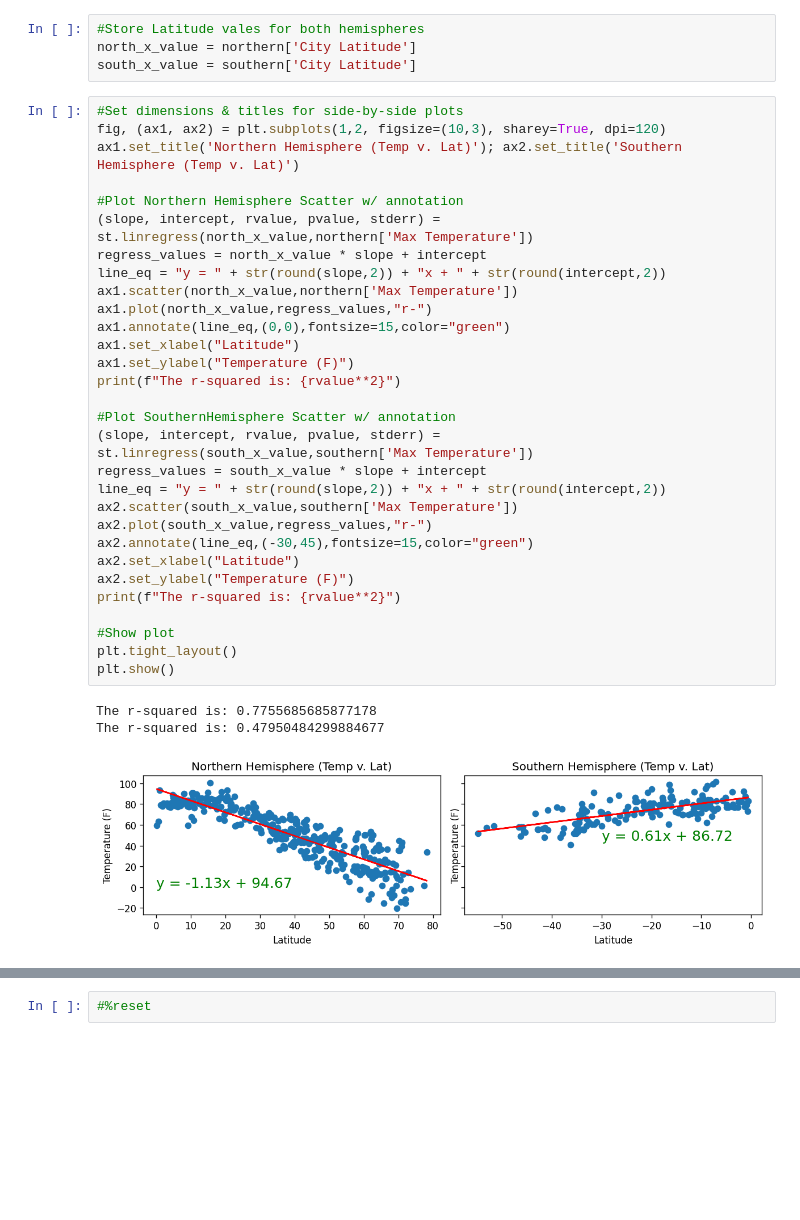
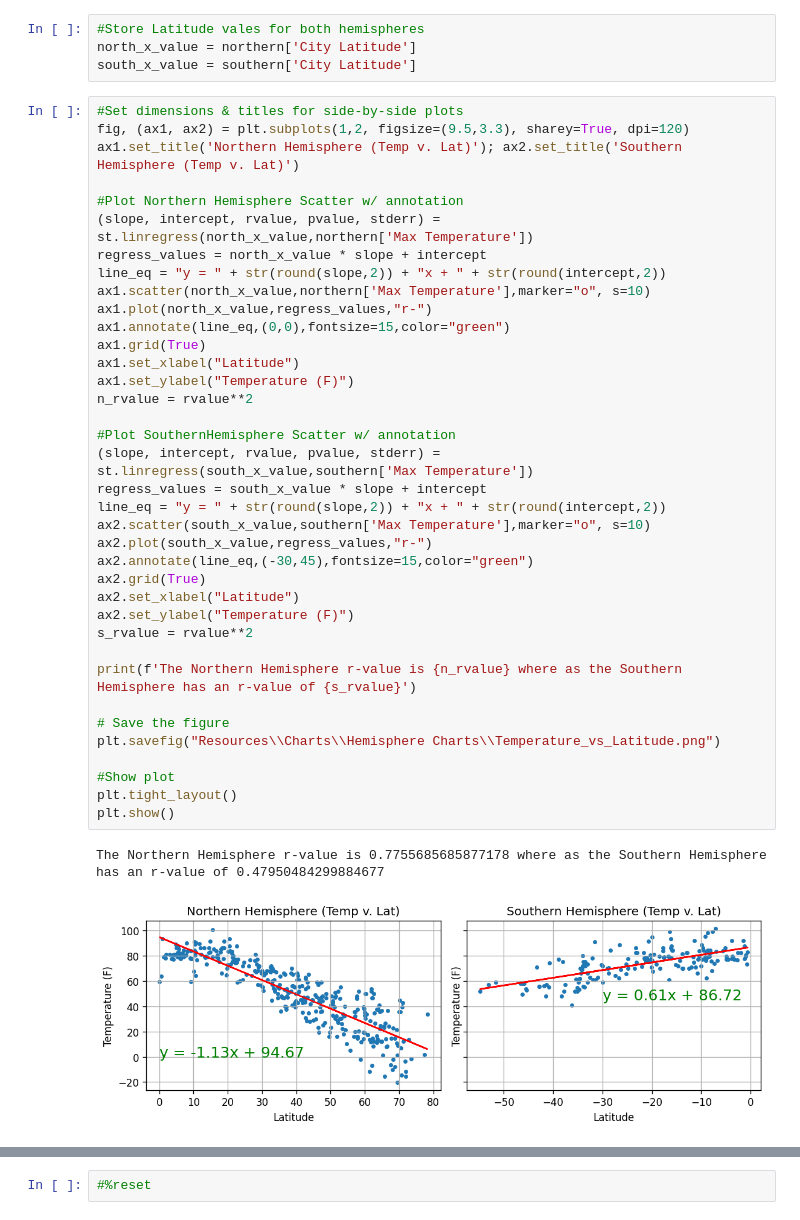
Before and after one commit to inkosi-codes/python-api-challenge, a Jupyter notebook: WeatherPy/WeatherPy.ipynb, the cells around one changed output, grey strips where cells are left out. Drawn from its saved outputs; the diff is of its cells as text; blank space fills up the shorter version.

```diff
--- a/WeatherPy/WeatherPy.ipynb
+++ b/WeatherPy/WeatherPy.ipynb
@@ -171,37 +182,43 @@ north_x_value = northern['City Latitude']
 south_x_value = southern['City Latitude']
 # %%
 #Set dimensions & titles for side-by-side plots
-fig, (ax1, ax2) = plt.subplots(1,2, figsize=(10,3), sharey=True, dpi=120)
+fig, (ax1, ax2) = plt.subplots(1,2, figsize=(9.5,3.3), sharey=True, dpi=120)
 ax1.set_title('Northern Hemisphere (Temp v. Lat)'); ax2.set_title('Southern Hemisphere (Temp v. Lat)')
 
 #Plot Northern Hemisphere Scatter w/ annotation
 (slope, intercept, rvalue, pvalue, stderr) = st.linregress(north_x_value,northern['Max Temperature'])
 regress_values = north_x_value * slope + intercept
 line_eq = "y = " + str(round(slope,2)) + "x + " + str(round(intercept,2))
-ax1.scatter(north_x_value,northern['Max Temperature'])
+ax1.scatter(north_x_value,northern['Max Temperature'],marker="o", s=10)
 ax1.plot(north_x_value,regress_values,"r-")
 ax1.annotate(line_eq,(0,0),fontsize=15,color="green")
+ax1.grid(True)
 ax1.set_xlabel("Latitude")
 ax1.set_ylabel("Temperature (F)")
-print(f"The r-squared is: {rvalue**2}")
+n_rvalue = rvalue**2
 
 #Plot SouthernHemisphere Scatter w/ annotation
 (slope, intercept, rvalue, pvalue, stderr) = st.linregress(south_x_value,southern['Max Temperature'])
 regress_values = south_x_value * slope + intercept
 line_eq = "y = " + str(round(slope,2)) + "x + " + str(round(intercept,2))
-ax2.scatter(south_x_value,southern['Max Temperature'])
+ax2.scatter(south_x_value,southern['Max Temperature'],marker="o", s=10)
 ax2.plot(south_x_value,regress_values,"r-")
 ax2.annotate(line_eq,(-30,45),fontsize=15,color="green")
+ax2.grid(True)
 ax2.set_xlabel("Latitude")
 ax2.set_ylabel("Temperature (F)")
-print(f"The r-squared is: {rvalue**2}")
+s_rvalue = rvalue**2
+
+print(f'The Northern Hemisphere r-value is {n_rvalue} where as the Southern Hemisphere has an r-value of {s_rvalue}')
+
+# Save the figure
+plt.savefig("Resources\\Charts\\Hemisphere Charts\\Temperature_vs_Latitude.png")
 
 #Show plot
 plt.tight_layout()
 plt.show()
 # %% [output]
-The r-squared is: 0.7755685685877178
-The r-squared is: 0.47950484299884677
+The Northern Hemisphere r-value is 0.7755685685877178 where as the Southern Hemisphere has an r-value of 0.47950484299884677
-[figure, old version]
+[figure, new version]
 # %%
 #Set dimensions & titles for side-by-side plots
```
Also changed, not shown: parts of 11 cells of this notebook, 9 other files.
